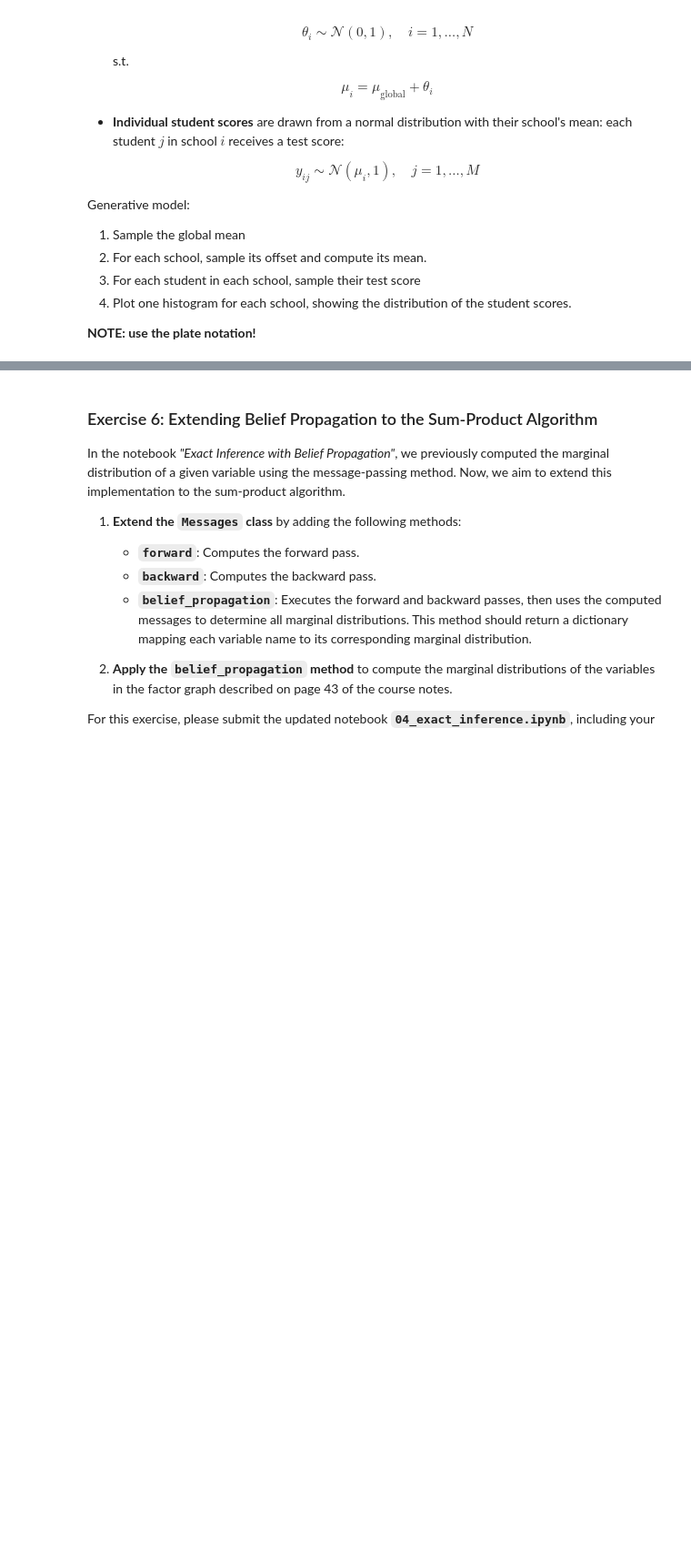
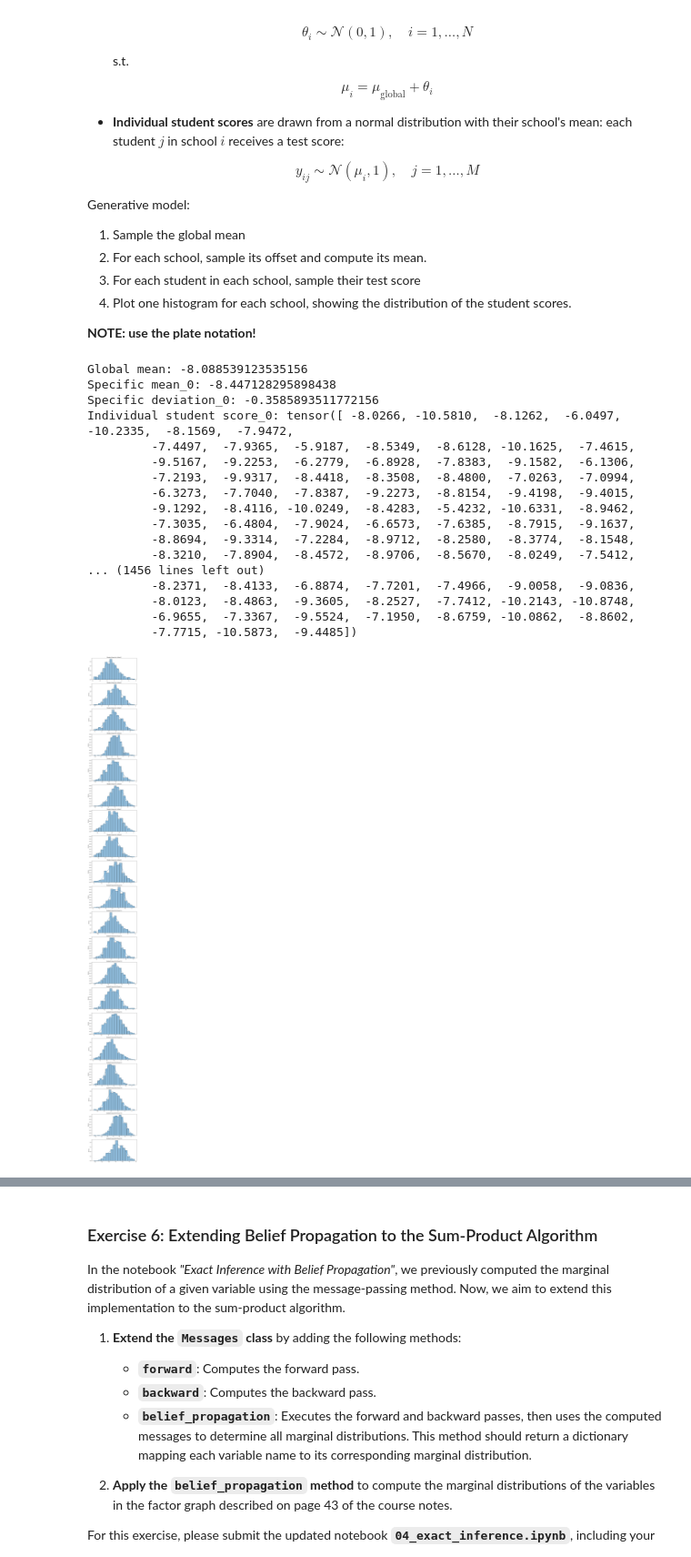
Before and after one commit to TommasoPiscitelli/PML2025, a Jupyter notebook: Homeworks/Homework_1.ipynb, the cells around one changed output, grey strips where cells are left out. Shown at 91% size. Saved outputs shown, nothing was run; the diff lists cells and outputs as text; code cells hidden in the pictures; blank space fills up the shorter version.

```diff
--- a/Homeworks/Homework_1.ipynb
+++ b/Homeworks/Homework_1.ipynb
@@ -296,0 +304,53 @@ Generative model:
+# %%
+# 1: Write the corresponding model in pyro
+def model(n,m: int):
+
+    global_mean = pyro.sample("global mean", dist.Normal(0, 5))
+    print(f"Global mean: {global_mean}")
+
+    fig, axes = plt.subplots(n, 1, figsize=(8, 4*n))  # Crea una figura con `n` sottotrame
+
+    for i in range(n):
+      specific_deviation = pyro.sample(f"specific deviation_{i}", dist.Normal(0, 1))
+      specific_mean = global_mean + specific_deviation
+
+      with pyro.plate(f'M students_{i}', m):
+        individual_student_score = pyro.sample(f"individual student scores_{i}", dist.Normal(specific_mean, 1.))
+
+      print(f"Specific mean_{i}: {specific_mean}")
+      print(f"Specific deviation_{i}: {specific_deviation}")
+      print(f"Individual student score_{i}: {individual_student_score}")
+
+      sns.histplot(individual_student_score.numpy(), kde=True, stat='density', ax=axes[i])
+      axes[i].set_title(f"Student Scores for School {i+1}")
+
+        # with pyro.plate("M", m):
+        #     # Broadcasting: mu[:, None] ha forma [N, 1] → broadcast su [N, M]
+        #     individual_student_score = pyro.sample("individual student scores", dist.Normal(specific_mean[:, None], 1.))
+
+    plt.tight_layout()  # Ottimizza la disposizione dei sottotitoli
+    plt.show()
+
+    return {'global mean': global_mean, 'specific deviation': specific_deviation, 'specific mean': specific_mean, 'individual student score':individual_student_score}
+
+# 2: plot the corersponding graphical model
+pyro.render_model(model, model_args=(20, 500), render_distributions=True)
+# %% [output]
+Global mean: -8.088539123535156
+Specific mean_0: -8.447128295898438
+Specific deviation_0: -0.3585893511772156
+Individual student score_0: tensor([ -8.0266, -10.5810,  -8.1262,  -6.0497, -10.2335,  -8.1569,  -7.9472,
+         -7.4497,  -7.9365,  -5.9187,  -8.5349,  -8.6128, -10.1625,  -7.4615,
+         -9.5167,  -9.2253,  -6.2779,  -6.8928,  -7.8383,  -9.1582,  -6.1306,
+         -7.2193,  -9.9317,  -8.4418,  -8.3508,  -8.4800,  -7.0263,  -7.0994,
+         -6.3273,  -7.7040,  -7.8387,  -9.2273,  -8.8154,  -9.4198,  -9.4015,
+         -9.1292,  -8.4116, -10.0249,  -8.4283,  -5.4232, -10.6331,  -8.9462,
+         -7.3035,  -6.4804,  -7.9024,  -6.6573,  -7.6385,  -8.7915,  -9.1637,
+         -8.8694,  -9.3314,  -7.2284,  -8.9712,  -8.2580,  -8.3774,  -8.1548,
+         -8.3210,  -7.8904,  -8.4572,  -8.9706,  -8.5670,  -8.0249,  -7.5412,
+... (1456 lines left out)
+         -8.2371,  -8.4133,  -6.8874,  -7.7201,  -7.4966,  -9.0058,  -9.0836,
+         -8.0123,  -8.4863,  -9.3605,  -8.2527,  -7.7412, -10.2143, -10.8748,
+         -6.9655,  -7.3367,  -9.5524,  -7.1950,  -8.6759, -10.0862,  -8.8602,
+         -7.7715, -10.5873,  -9.4485])
+[figure, added]
```
Also changed, not shown: parts of 2 cells of this notebook, 1 other file.
